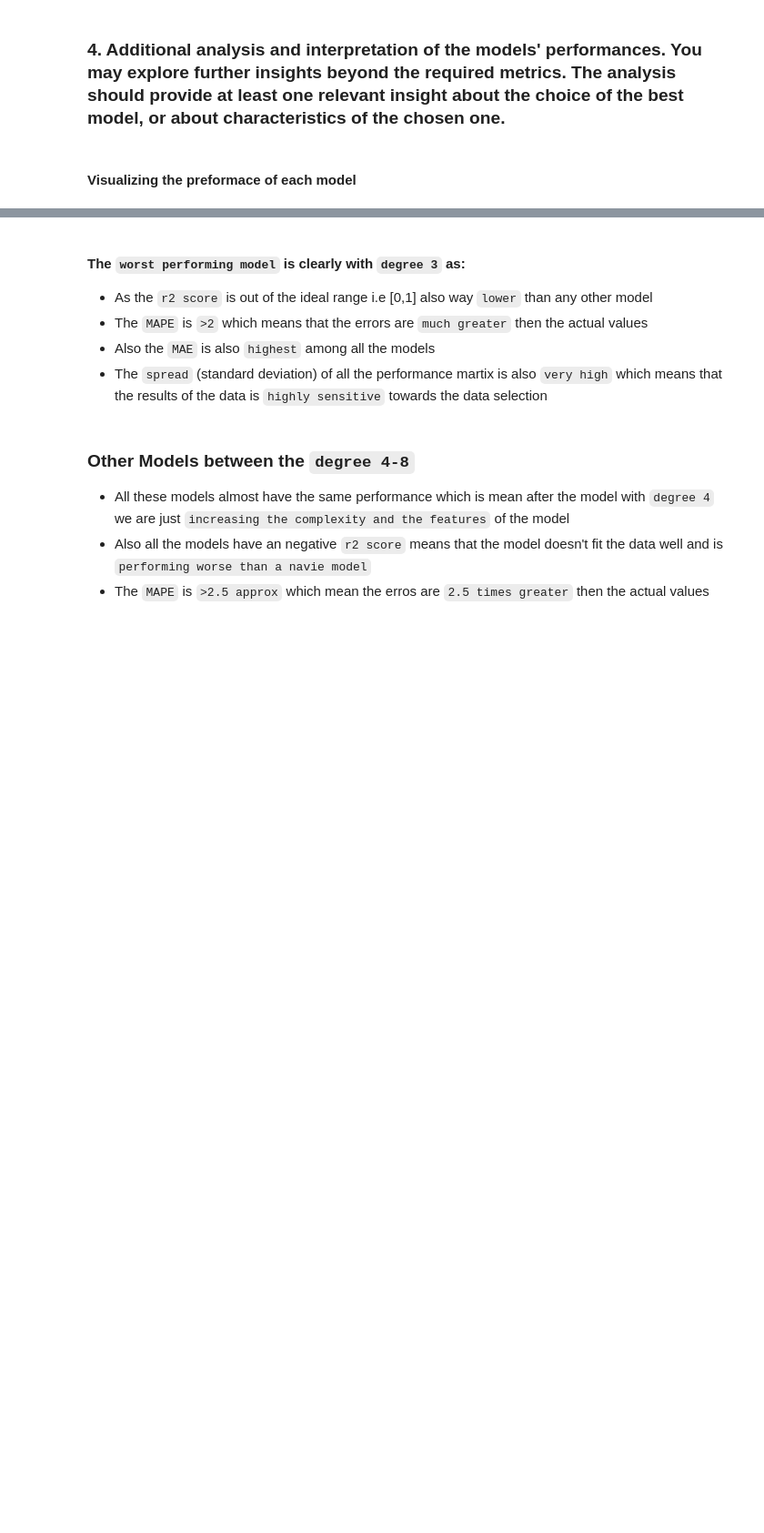
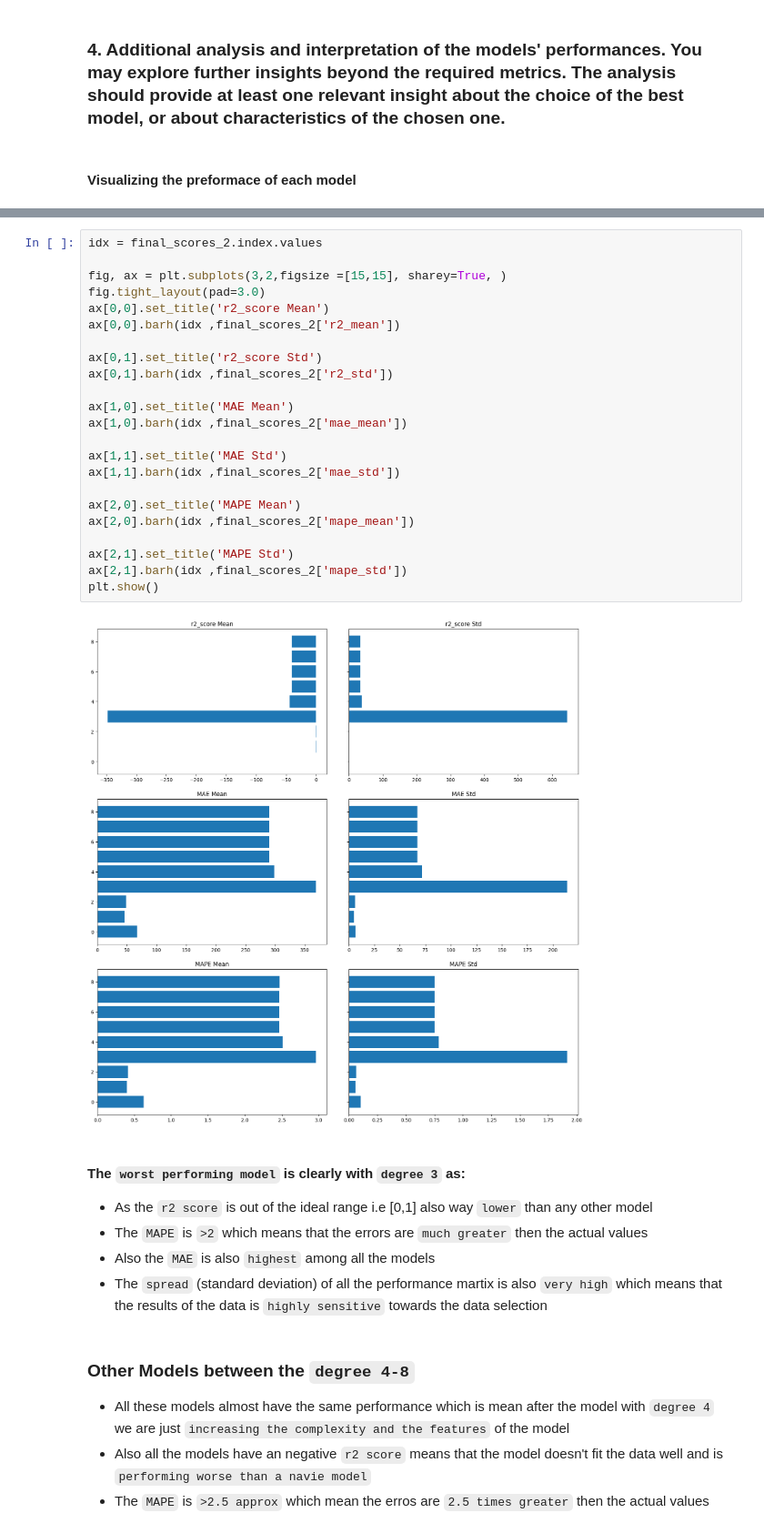
Before and after one commit to JayLunia/CSCN8010-lab-submissions, a Jupyter notebook: students_submissions/8947792/lab5.ipynb, the cells around one changed output, grey strips where cells are left out. Shown at 91% size. Cells and saved outputs as stored; diff of their text form; blank space fills up the shorter version.

```diff
--- a/students_submissions/8947792/lab5.ipynb
+++ b/students_submissions/8947792/lab5.ipynb
@@ -260,3 +263,28 @@ plt.show()
+# %%
+idx = final_scores_2.index.values
+
+fig, ax = plt.subplots(3,2,figsize =[15,15], sharey=True, )
+fig.tight_layout(pad=3.0)
+ax[0,0].set_title('r2_score Mean')
+ax[0,0].barh(idx ,final_scores_2['r2_mean'])
+
+ax[0,1].set_title('r2_score Std')
+ax[0,1].barh(idx ,final_scores_2['r2_std'])
+
+ax[1,0].set_title('MAE Mean')
+ax[1,0].barh(idx ,final_scores_2['mae_mean'])
+
+ax[1,1].set_title('MAE Std')
+ax[1,1].barh(idx ,final_scores_2['mae_std'])
+
+ax[2,0].set_title('MAPE Mean')
+ax[2,0].barh(idx ,final_scores_2['mape_mean'])
+
+ax[2,1].set_title('MAPE Std')
+ax[2,1].barh(idx ,final_scores_2['mape_std'])
+plt.show()
+# %% [output]
+[figure, added]
 # %% [markdown]
 #### The `worst performing model` is clearly with `degree 3` as:
 - As the `r2 score` is out of the ideal range i.e [0,1] also way `lower` than any other model
```
Also changed, not shown: parts of 8 cells of this notebook.
